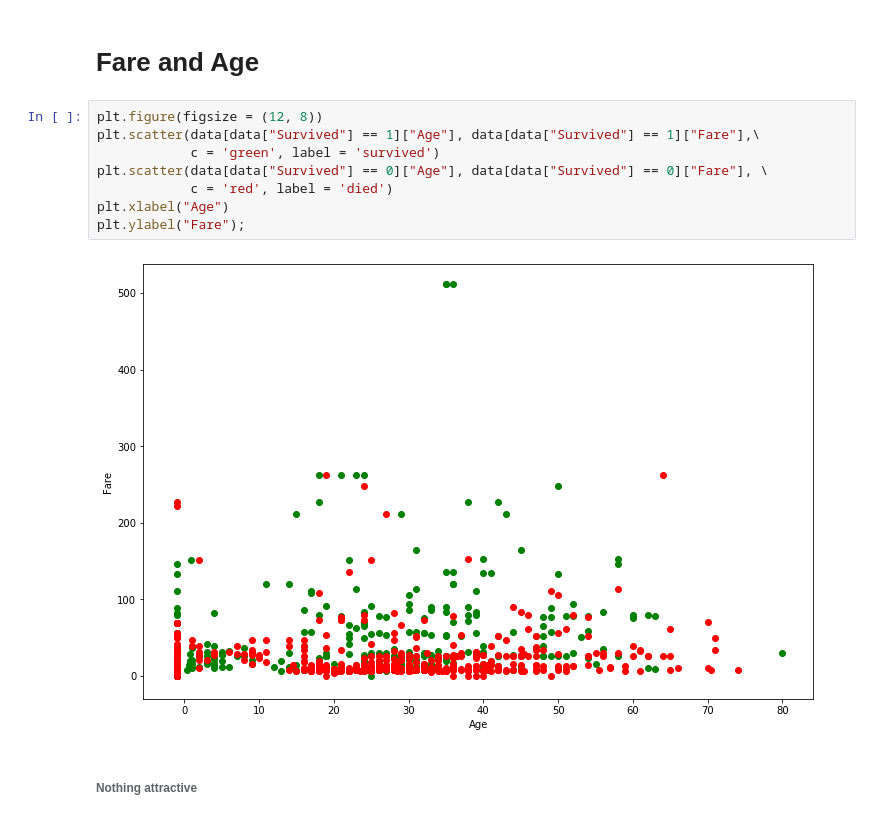
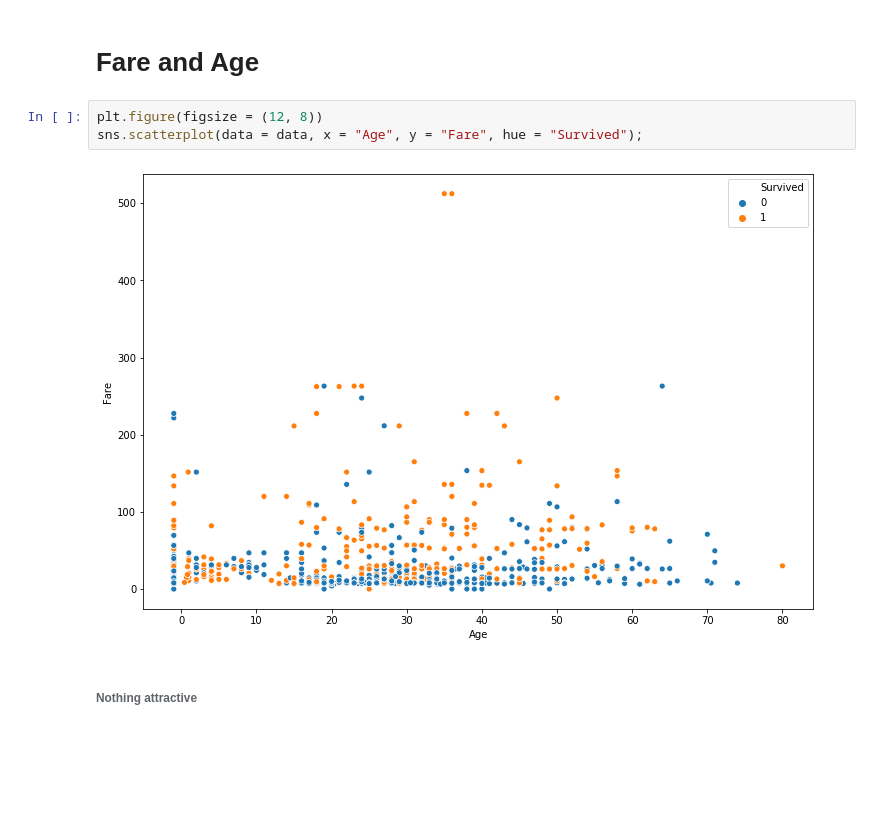
Before and after one commit to ReAlex1902/Titanic, a Jupyter notebook: Analysis.ipynb, the cells around one changed output. Cells and saved outputs as stored; diff of their text form; blank space fills up the shorter version.

```diff
--- a/Analysis.ipynb
+++ b/Analysis.ipynb
@@ -171,16 +171,11 @@ sns.countplot(data = data, x = "SibSp", hue = "Survived");
 ###### Final conclusion: Random Forest may be useful
 # %% [markdown]
 # Fare and Age
-# %%
-plt.figure(figsize = (12, 8))
-plt.scatter(data[data["Survived"] == 1]["Age"], data[data["Survived"] == 1]["Fare"],\
-            c = 'green', label = 'survived')
-plt.scatter(data[data["Survived"] == 0]["Age"], data[data["Survived"] == 0]["Fare"], \
-            c = 'red', label = 'died')
-plt.xlabel("Age")
-plt.ylabel("Fare");
-# %% [output]
-[figure, removed]
+# %%
+plt.figure(figsize = (12, 8))
+sns.scatterplot(data = data, x = "Age", y = "Fare", hue = "Survived");
+# %% [output]
+[figure, added]
 # %% [markdown]
 ###### Nothing attractive
 # %% [markdown]
```
